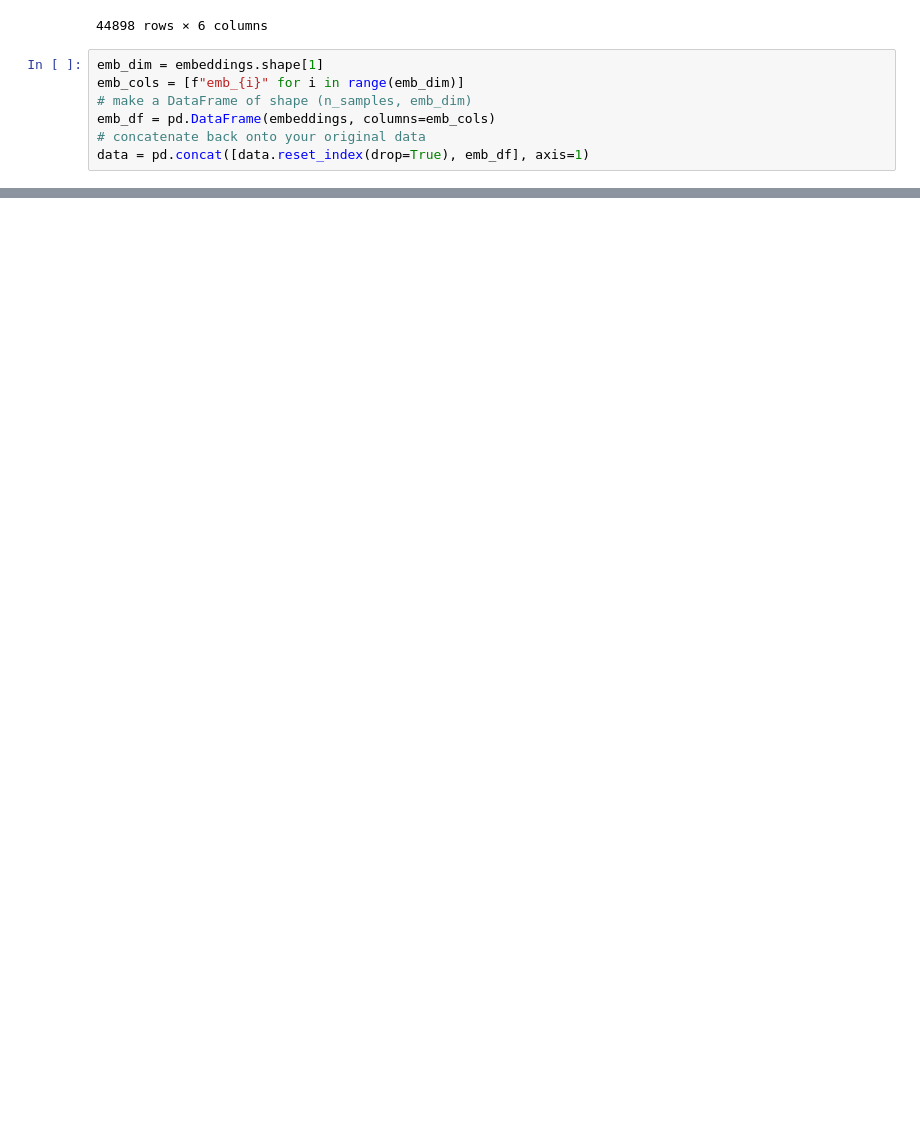
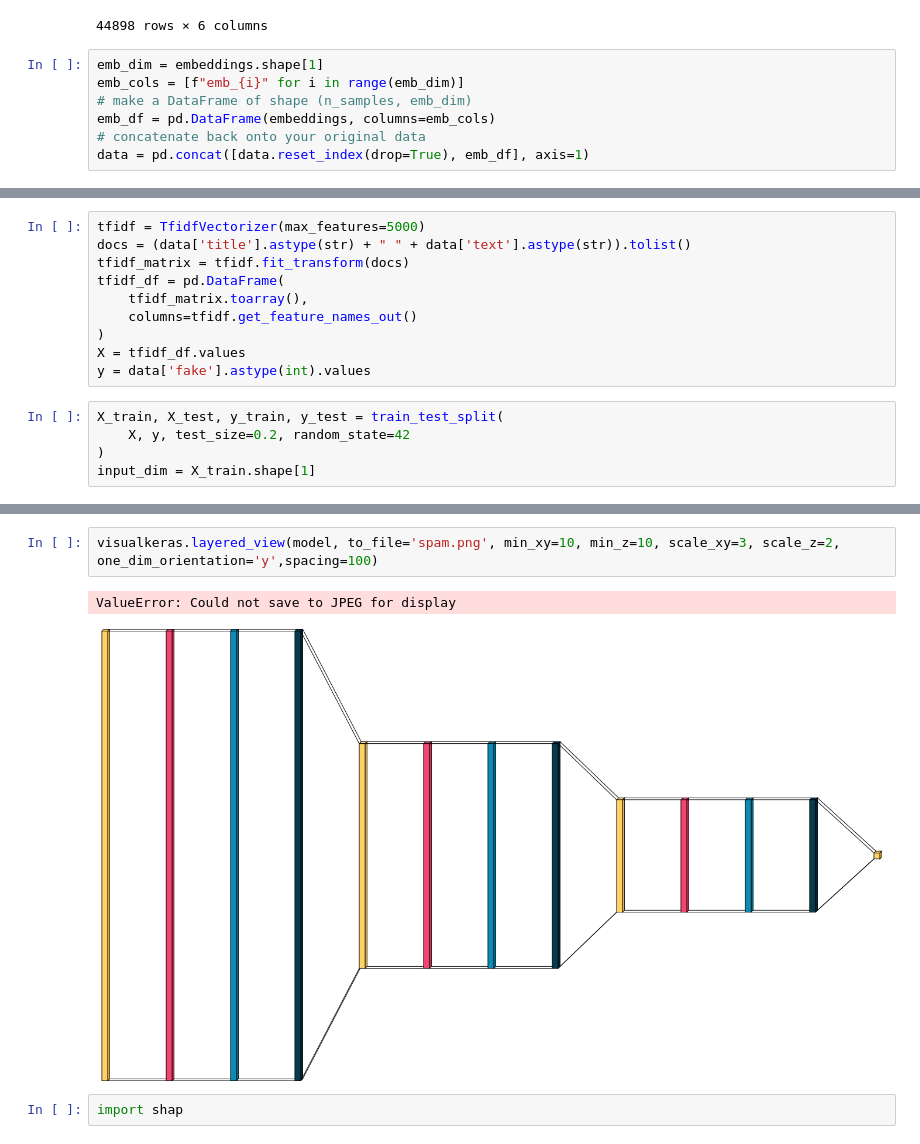
Before and after one commit to AryanThodupunuri/fake-news-detection, a Jupyter notebook: embedding.ipynb, the cells around one changed output, grey strips where cells are left out. Cells and saved outputs as stored; diff of their text form; blank space fills up the shorter version.

```diff
--- a/embedding.ipynb
+++ b/embedding.ipynb
@@ -225,0 +289,15 @@ plt.show()
+# %%
+tfidf = TfidfVectorizer(max_features=5000)
+docs = (data['title'].astype(str) + " " + data['text'].astype(str)).tolist()
+tfidf_matrix = tfidf.fit_transform(docs)
+tfidf_df = pd.DataFrame(
+    tfidf_matrix.toarray(),
+    columns=tfidf.get_feature_names_out()
+)
+X = tfidf_df.values
+y = data['fake'].astype(int).values
+# %%
+X_train, X_test, y_train, y_test = train_test_split(
+    X, y, test_size=0.2, random_state=42
+)
+input_dim = X_train.shape[1]
@@ -225,0 +438,7 @@ plt.show()
+# %%
+visualkeras.layered_view(model, to_file='spam.png', min_xy=10, min_z=10, scale_xy=3, scale_z=2, one_dim_orientation='y',spacing=100)
+# %% [output]
+ValueError: Could not save to JPEG for display
+[figure, added]
+# %%
+import shap
```
Also changed, not shown: parts of 22 cells of this notebook, 8 other files.
